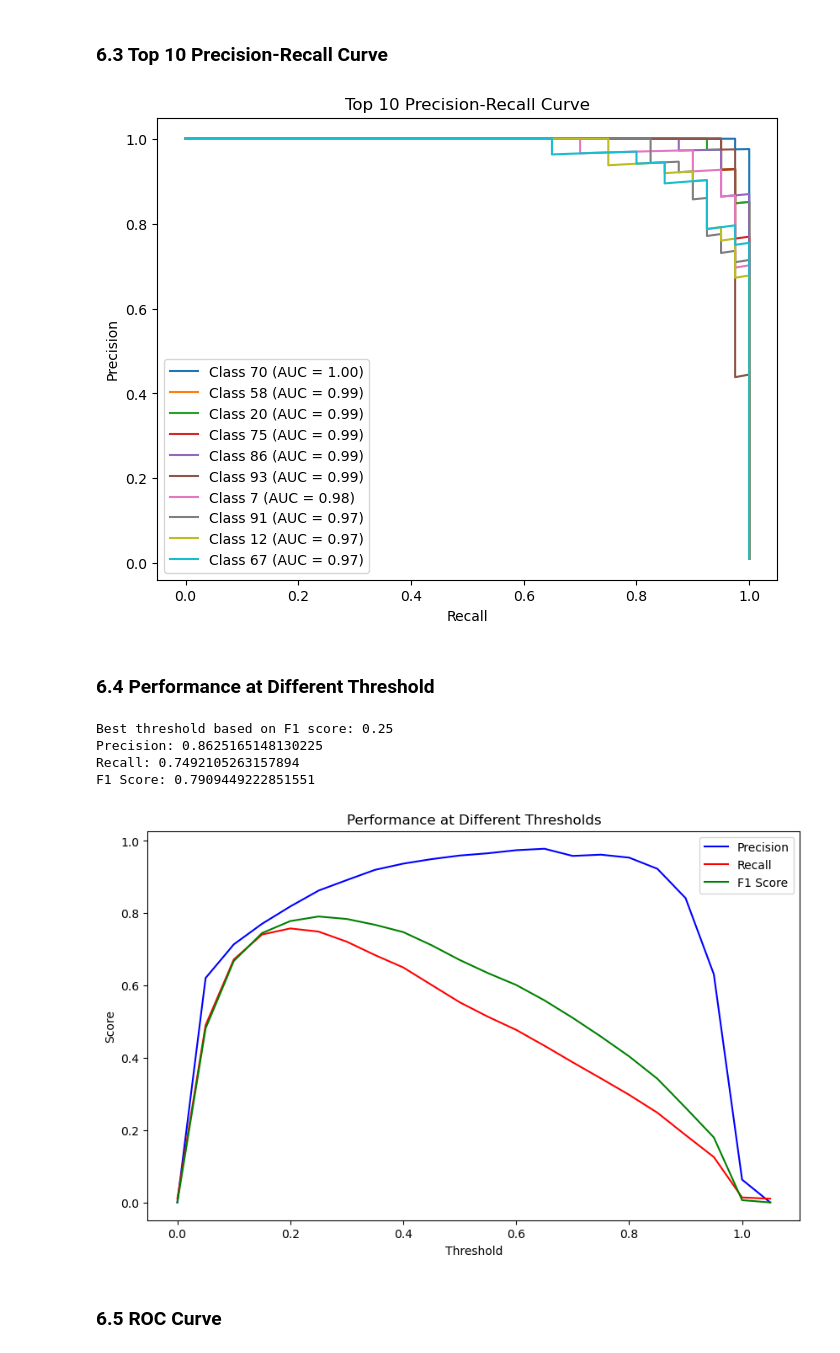
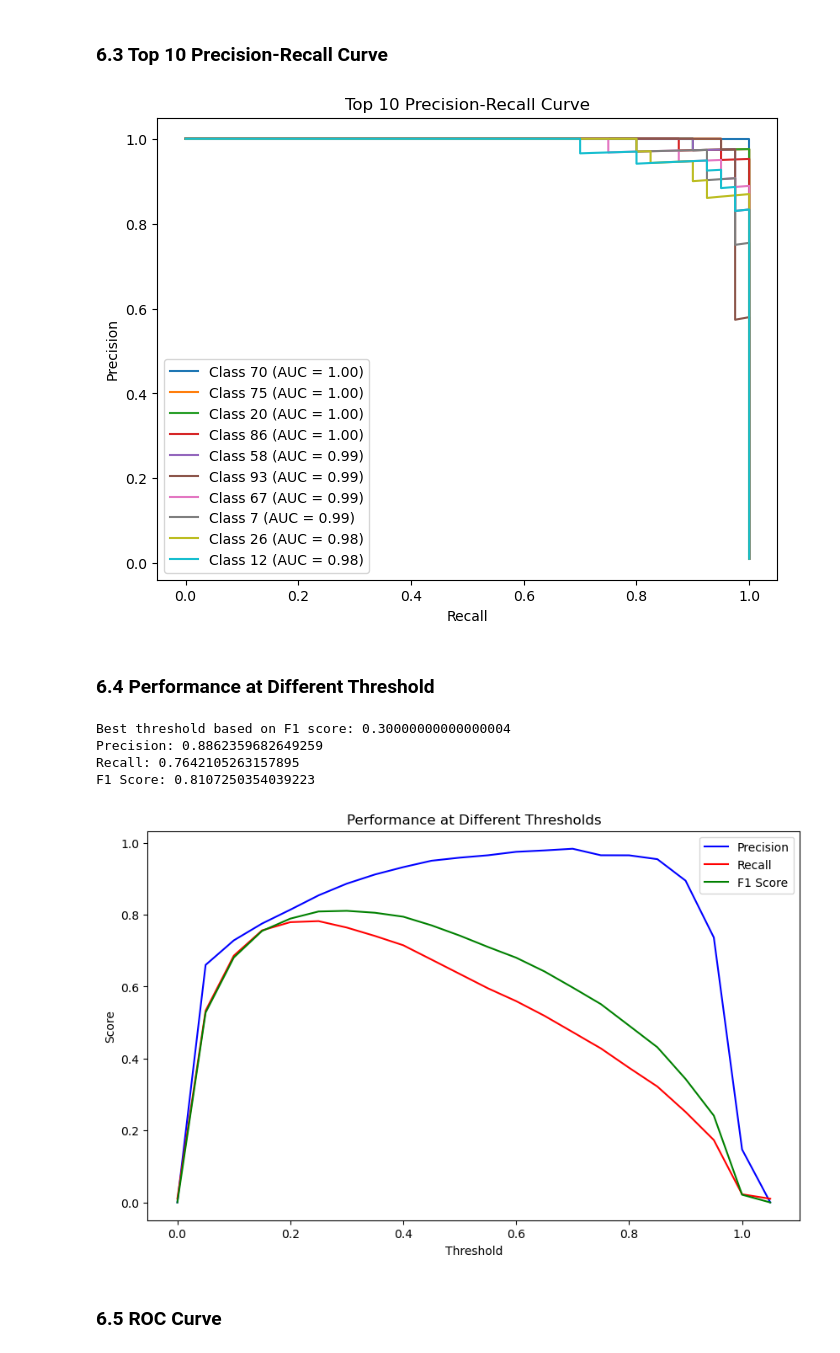
Before and after one commit to 2024-MachineLearning-L3/L3_Team_Project, a Jupyter notebook: closed-world/closed-multi-final.ipynb, the cells around one changed output. Cells and saved outputs as stored; diff of their text form; code cells hidden in the pictures.

```diff
--- a/closed-world/closed-multi-final.ipynb
+++ b/closed-world/closed-multi-final.ipynb
@@ -165,13 +165,12 @@ X_test = scaler.transform(X_test)
 # %%
-from sklearn.ensemble import RandomForestClassifier
+from sklearn.ensemble import ExtraTreesClassifier
 
-rf_model = RandomForestClassifier(
-    n_estimators=2000,
-    min_samples_leaf=2,
+et_model = ExtraTreesClassifier(
+    n_estimators=110,
     max_depth=35,
-    max_features='sqrt',
+    max_features=0.5,
     random_state=42
 )
 
-rf_model.fit(X_train, y_train)
+et_model.fit(X_train, y_train)
 # %% [output]
@@ -183,7 +182,7 @@ RandomForestClassifier(max_depth=35, min_samples_leaf=2, n_estimators=2000,
 from sklearn.metrics import accuracy_score, auc,roc_auc_score, confusion_matrix, precision_score, precision_recall_curve, roc_curve, recall_score, f1_score, classification_report, average_precision_score
 from sklearn.preprocessing import label_binarize
 
-y_pred = rf_model.predict(X_test)
+y_pred = et_model.predict(X_test)
 
 # Calculate Accuracy, Precison, Recall, F1 Score
 accuracy = accuracy_score(y_test, y_pred)
@@ -196,7 +195,7 @@ conf_matrix = confusion_matrix(y_test, y_pred)
 
 # Calculate Macro ROC AUC
 y_test_bin = label_binarize(y_test, classes=np.arange(95))
-y_scores = rf_model.predict_proba(X_test)
+y_scores = et_model.predict_proba(X_test)
 n_classes = y_test_bin.shape[1]
 
 fpr = dict()
@@ -348,10 +347,10 @@ def plot_precision_recall_curve(y_test, y_scores, n_classes, top_n=10):
     plt.legend(loc='lower left')
     plt.show()
 
-y_scores = rf_model.predict_proba(X_test)
+y_scores = et_model.predict_proba(X_test)
 plot_precision_recall_curve(y_test, y_scores, 95, top_n=10)  # Visualize only the top 10 classes
 # %% [output]
-[figure, old version]
+[figure, new version]
 # %% [markdown]
 ### 6.4 Performance at Different Threshold
 # %%
@@ -374,39 +373,39 @@ def plot_threshold_performance(y_test, y_scores):
         recall_vals.append(recall_score(y_test, y_pred, average='weighted'))
         f1_vals.append(f1_score(y_test, y_pred, average='weighted'))
 
     # 1. Optimal threshold
     best_threshold = thresholds[np.argmax(f1_vals)]  # Select the threshold with the highest F1 score
     print("Best threshold based on F1 score:", best_threshold)
 
     # 2. Select the class if its predicted probability exceeds the threshold
     # y_scores contains the predicted probabilities for each class, so compare with the threshold to decide the prediction
     y_pred = np.argmax(y_scores >= best_threshold, axis=1)
 
     # 3. Calculate performance metrics using the final predictions
     print("Precision:", precision_score(y_test, y_pred, average='weighted'))
     print("Recall:", recall_score(y_test, y_pred, average='weighted'))
     print("F1 Score:", f1_score(y_test, y_pred, average='weighted'))
 
     # Visualization
     plt.figure(figsize=(10, 6))
     plt.plot(thresholds, precision_vals, label='Precision', color='b')
     plt.plot(thresholds, recall_vals, label='Recall', color='r')
     plt.plot(thresholds, f1_vals, label='F1 Score', color='g')
     plt.xlabel('Threshold')
     plt.ylabel('Score')
     plt.title('Performance at Different Thresholds')
     plt.legend(loc='best')
     plt.show()
 
 # Get predicted probabilities from the model and call the visualization function
-y_scores = rf_model.predict_proba(X_test)  # Get predicted probabilities
+y_scores = et_model.predict_proba(X_test)  # Get predicted probabilities
 plot_threshold_performance(y_test, y_scores)
 # %% [output]
-Best threshold based on F1 score: 0.25
-Precision: 0.8625165148130225
-Recall: 0.7492105263157894
-F1 Score: 0.7909449222851551
+Best threshold based on F1 score: 0.30000000000000004
+Precision: 0.8862359682649259
+Recall: 0.7642105263157895
+F1 Score: 0.8107250354039223
-[figure, old version]
+[figure, new version]
 # %% [markdown]
 ### 6.5 ROC Curve
 # %%
```
Also changed, not shown: parts of 6 cells of this notebook.
